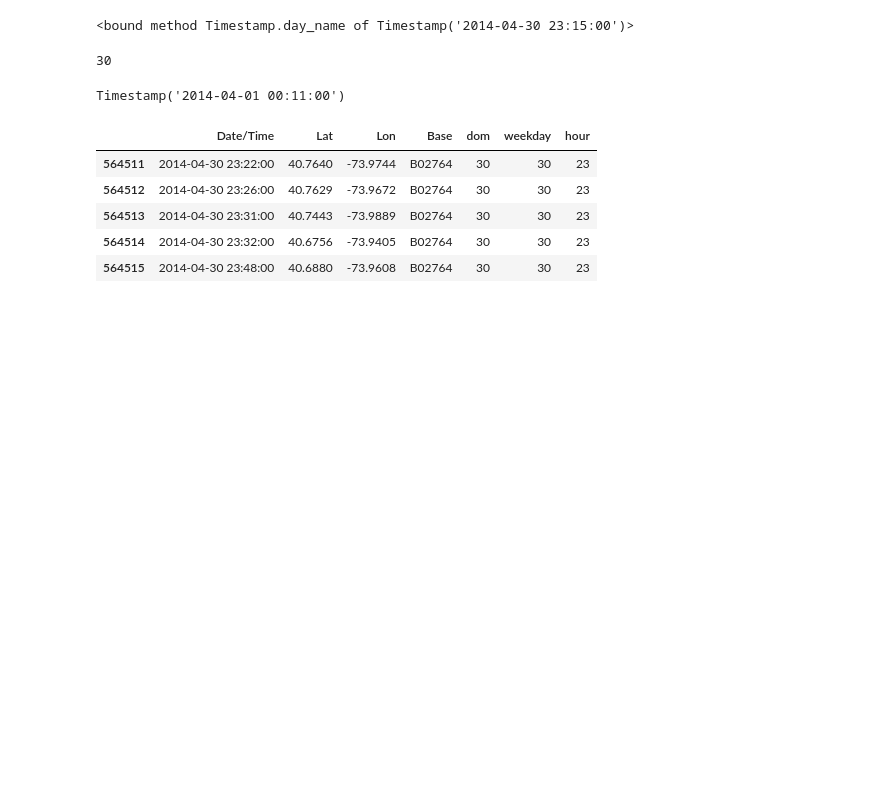
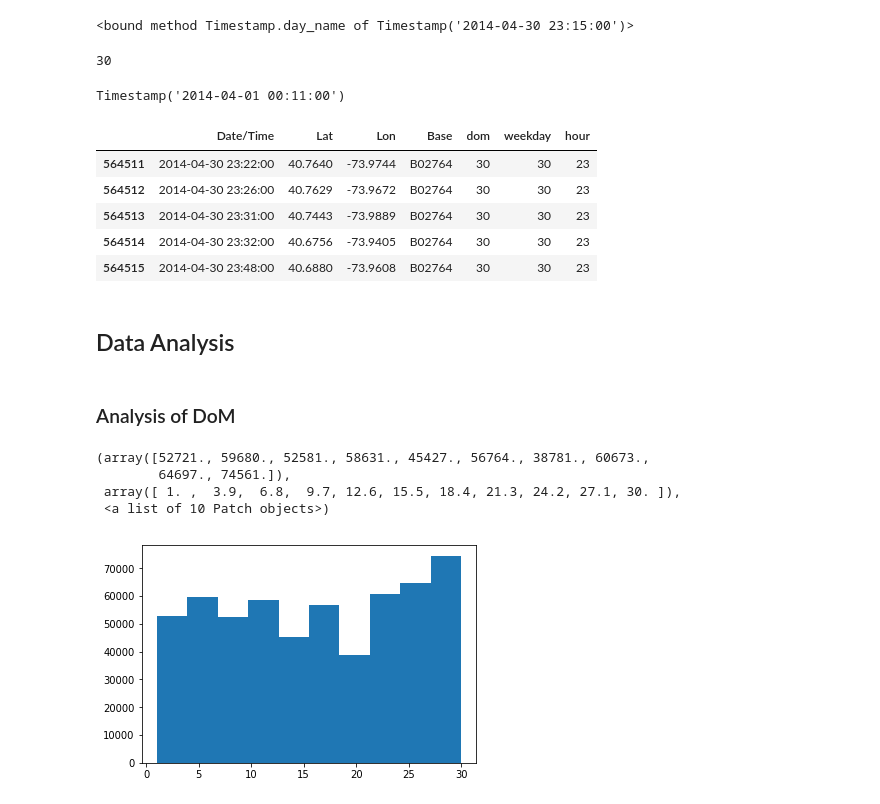
Before and after one commit to monica2702/Uber_DataAnalytics, a Jupyter notebook: Uber_DataAnalytics.ipynb, the cells around one changed output. Saved outputs shown, nothing was run; the diff lists cells and outputs as text; code cells hidden in the pictures; blank space fills up the shorter version.

Commit message:
Analysis completed for Date of Month

```diff
--- a/Uber_DataAnalytics.ipynb
+++ b/Uber_DataAnalytics.ipynb
@@ -142,3 +142,18 @@ data.tail()
 | 564513 | 2014-04-30 23:31:00 | 40.7443 | -73.9889 | B02764 | 30 | 30 | 23 |
 | 564514 | 2014-04-30 23:32:00 | 40.6756 | -73.9405 | B02764 | 30 | 30 | 23 |
 | 564515 | 2014-04-30 23:48:00 | 40.6880 | -73.9608 | B02764 | 30 | 30 | 23 |
+# %% [markdown]
+## Data Analysis
+# %% [markdown]
+### Analysis of DoM
+# %%
+#we can create a histogram of a numbric data by default
+#by default, it will make 10 bins
+
+hist(data.dom)
+# %% [output]
+(array([52721., 59680., 52581., 58631., 45427., 56764., 38781., 60673.,
+        64697., 74561.]),
+ array([ 1. ,  3.9,  6.8,  9.7, 12.6, 15.5, 18.4, 21.3, 24.2, 27.1, 30. ]),
+ <a list of 10 Patch objects>)
+[figure, added]
```
Also changed, not shown: parts of 10 cells of this notebook.
